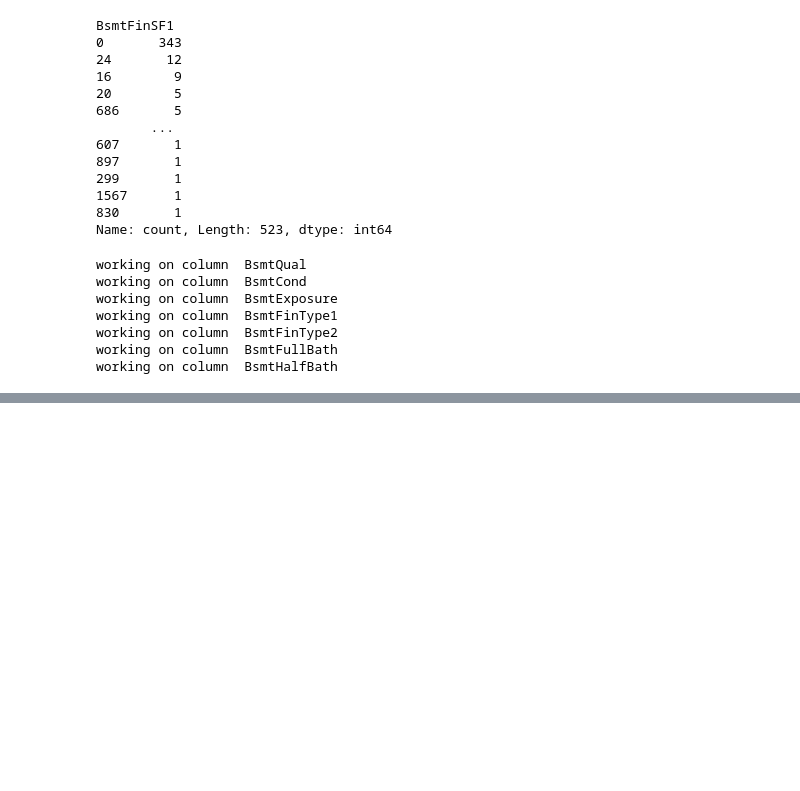
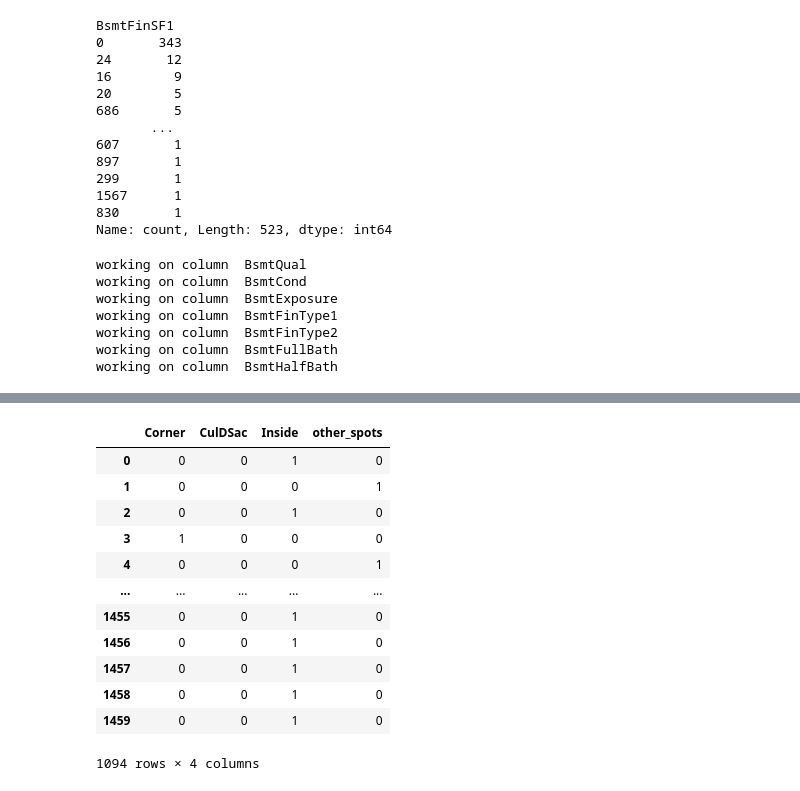
Before and after one commit to Data-Science-Projects-1/predicting-house-prices, a Jupyter notebook: 0-InitialFeatureExploration.ipynb, the cells around one changed output, grey strips where cells are left out. Saved outputs shown, nothing was run; the diff lists cells and outputs as text; code cells hidden in the pictures; blank space fills up the shorter version.

```diff
--- a/0-InitialFeatureExploration.ipynb
+++ b/0-InitialFeatureExploration.ipynb
@@ -191,3 +215,30 @@ home_data['Remod_diff'] = home_data['YrSold'] - home_data['YearRemodAdd']
+# %%
+dummies = pd.get_dummies(home_data['LotConfig'])
+spots = ['Corner', 'CulDSac', 'Inside']
+other_spots = ['FR2', 'FR3']
+
+home_data[spots] = 1*pd.get_dummies(home_data['LotConfig'])[spots]
+
+df = 1*pd.get_dummies(home_data['LotConfig'])[other_spots]
+df['sum'] = df.sum(axis = 1)
+
+home_data['other_spots'] = df['sum'].values
+
+home_data[spots + ['other_spots']]
+# %% [output]
+|  | Corner | CulDSac | Inside | other_spots |
+| 0 | 0 | 0 | 1 | 0 |
+| 1 | 0 | 0 | 0 | 1 |
+| 2 | 0 | 0 | 1 | 0 |
+| 3 | 1 | 0 | 0 | 0 |
+| 4 | 0 | 0 | 0 | 1 |
+| ... | ... | ... | ... | ... |
+| 1455 | 0 | 0 | 1 | 0 |
+| 1456 | 0 | 0 | 1 | 0 |
+| 1457 | 0 | 0 | 1 | 0 |
+| 1458 | 0 | 0 | 1 | 0 |
+| 1459 | 0 | 0 | 1 | 0 |
+1094 rows × 4 columns
 # %%
 home_data.to_csv('cleaned_data.csv', index = False)
 # %%
```
Also changed, not shown: parts of 4 cells of this notebook, 2 other files.
